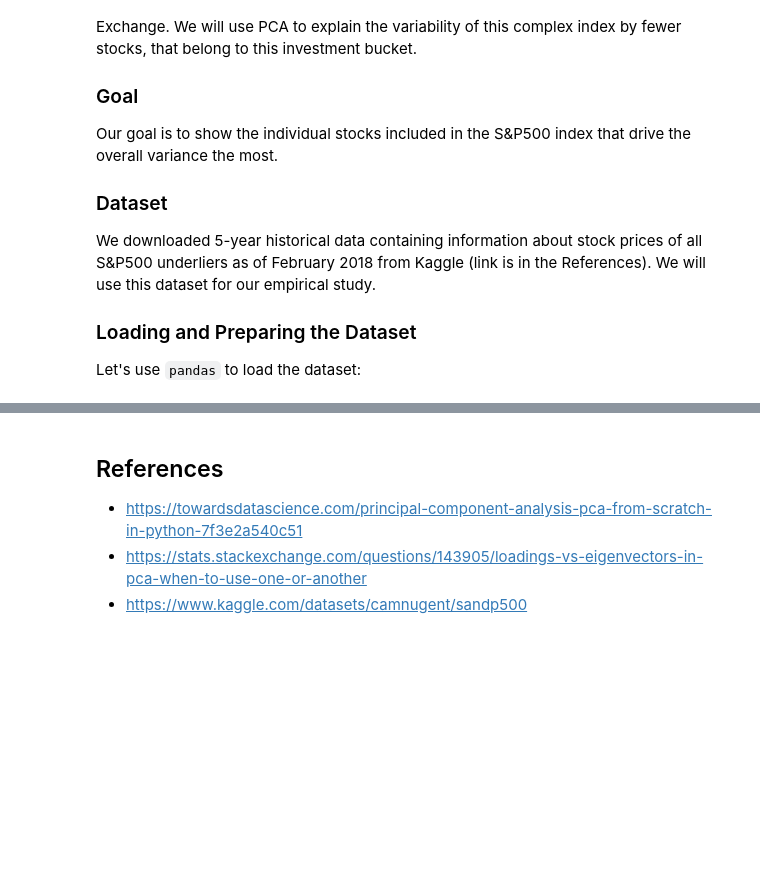
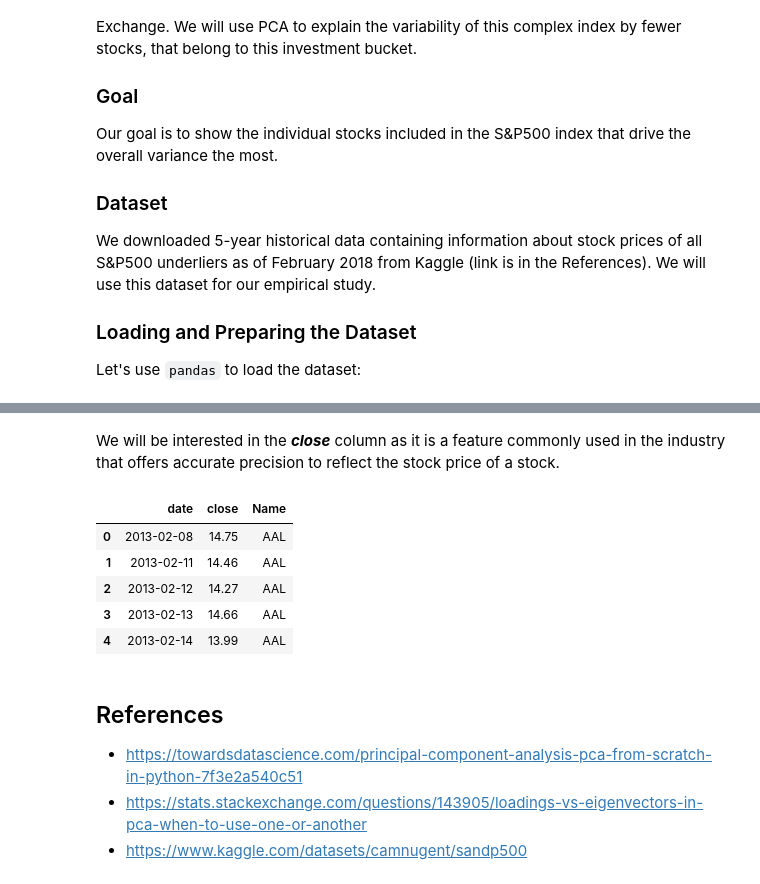
Before and after one commit to Staneesh/efi-pca, a Jupyter notebook: pca.ipynb, the cells around one changed output, grey strips where cells are left out. Saved outputs shown, nothing was run; the diff lists cells and outputs as text; code cells hidden in the pictures; blank space fills up the shorter version.

```diff
--- a/pca.ipynb
+++ b/pca.ipynb
@@ -133,3 +143,15 @@ Let's use `pandas` to load the dataset:
+# %% [markdown]
+We will be interested in the ***close*** column as it is a feature commonly used in the industry that offers accurate precision to reflect the stock price of a stock.
+# %%
+snp = snp[['date', 'close', 'Name']]
+snp.head()
+# %% [output]
+|  | date | close | Name |
+| 0 | 2013-02-08 | 14.75 | AAL |
+| 1 | 2013-02-11 | 14.46 | AAL |
+| 2 | 2013-02-12 | 14.27 | AAL |
+| 3 | 2013-02-13 | 14.66 | AAL |
+| 4 | 2013-02-14 | 13.99 | AAL |
 # %% [markdown]
 ## References
 * https://towardsdatascience.com/principal-component-analysis-pca-from-scratch-in-python-7f3e2a540c51
```
Also changed, not shown: parts of 1 cell of this notebook.
